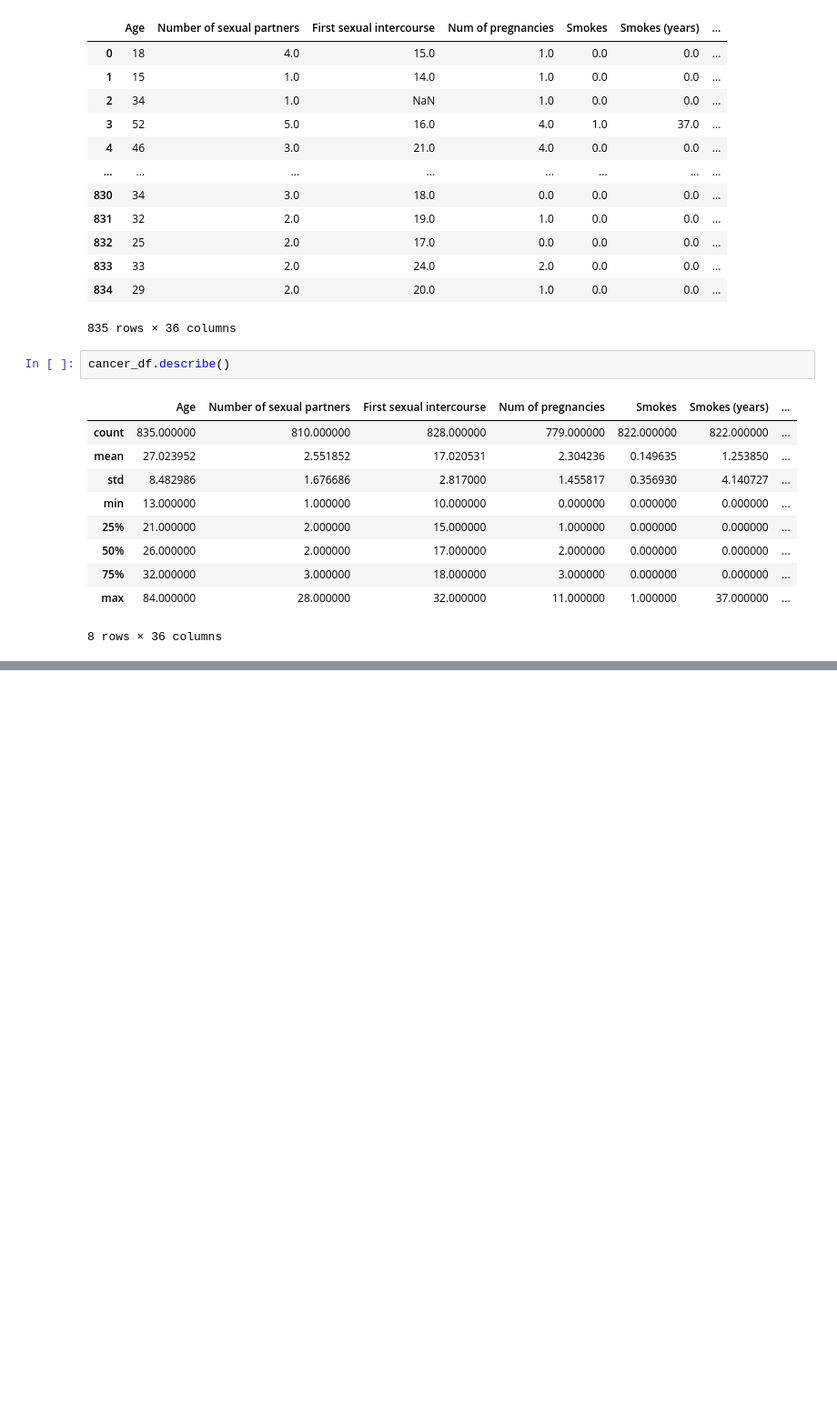
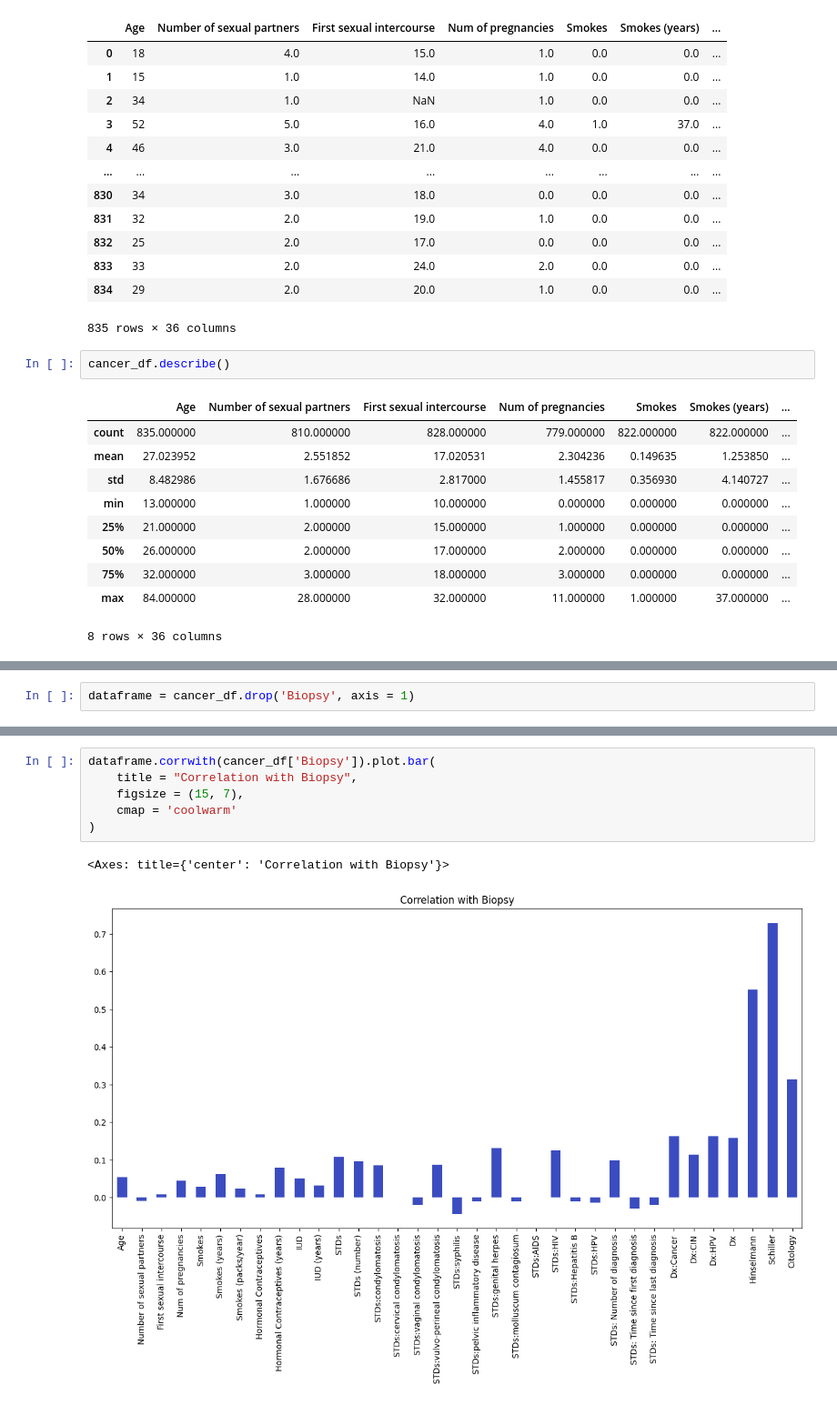
Before and after one commit to Ramakantsahoo/Cervical-Cancer-Prediction, a Jupyter notebook: cervical_cancer_prediction.ipynb, the cells around one changed output, grey strips where cells are left out. Shown at 91% size. Saved outputs shown, nothing was run; the diff lists cells and outputs as text; blank space fills up the shorter version.

```diff
--- a/cervical_cancer_prediction.ipynb
+++ b/cervical_cancer_prediction.ipynb
@@ -126,0 +234,2 @@ cancer_df.describe()
+# %%
+dataframe = cancer_df.drop('Biopsy', axis = 1)
@@ -126,0 +252,9 @@ cancer_df.describe()
+# %%
+dataframe.corrwith(cancer_df['Biopsy']).plot.bar(
+    title = "Correlation with Biopsy",
+    figsize = (15, 7),
+    cmap = 'coolwarm'
+)
+# %% [output]
+<Axes: title={'center': 'Correlation with Biopsy'}>
+[figure, added]
```
Also changed, not shown: parts of 38 cells of this notebook.
